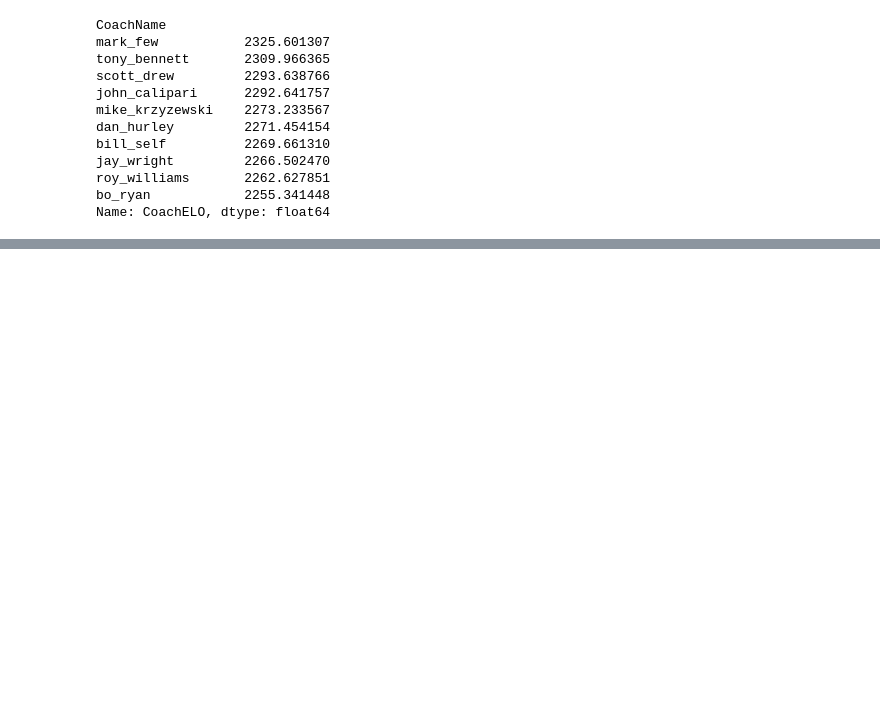
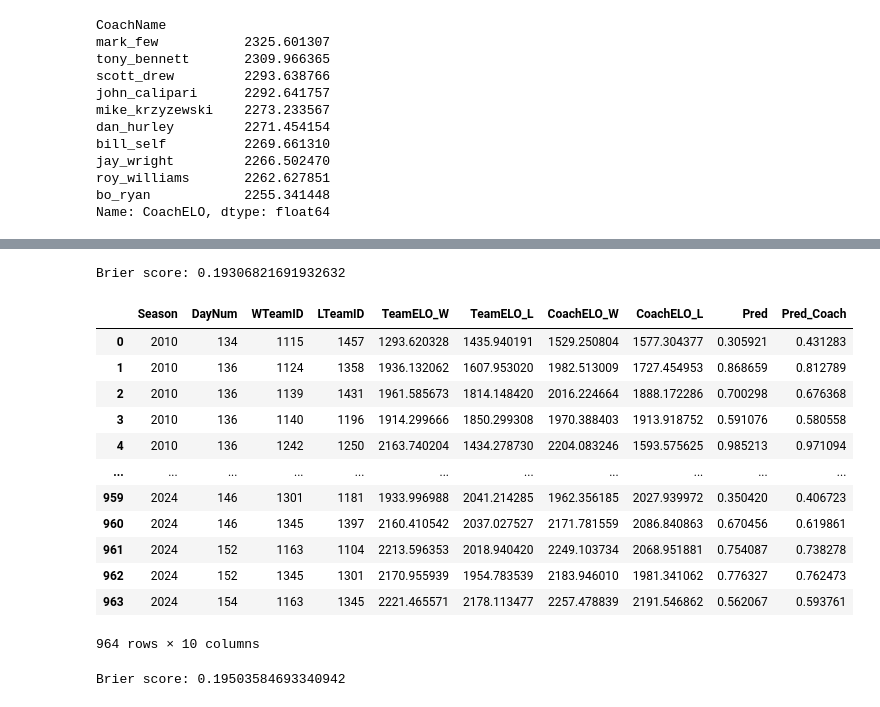
Before and after one commit to fantasy2fry/march-ml-madness-2025, a Jupyter notebook: src/fantasy2fry/elo_coach_team.ipynb, the cells around one changed output, grey strips where cells are left out. Cells and saved outputs as stored; diff of their text form; code cells hidden in the pictures; blank space fills up the shorter version.

Commit message:
final elo and descr add, first model only for elo

```diff
--- a/src/fantasy2fry/elo_coach_team.ipynb
+++ b/src/fantasy2fry/elo_coach_team.ipynb
@@ -301,3 +279,7 @@ elo_df
 674356 rows × 6 columns
 # %%
 elo_df.to_csv(folder+'elo.csv', index=False)
+# %%
+# take only tournaments from 2010 to 2024
+tournament = MenTournament[(MenTournament['Season'] >= 2010) & (MenTournament['Season'] <= 2024)]
+tournament
@@ -303,0 +300,6 @@ elo_df.to_csv(folder+'elo.csv', index=False)
+# %%
+# add elo here
+tournament = tournament.merge(elo_df, how='left', left_on=['Season', 'DayNum', 'WTeamID'], right_on=['Season', 'DayNum', 'TeamID'], suffixes=('_W', '_L')).merge(elo_df, how='left', left_on=['Season', 'DayNum', 'LTeamID'], right_on=['Season', 'DayNum', 'TeamID'], suffixes=('_W', '_L'))
+# take columns with TEAMIDs and ELOs
+tournament = tournament[['Season', 'DayNum', 'WTeamID', 'LTeamID', 'TeamELO_W', 'TeamELO_L', 'CoachELO_W', 'CoachELO_L']]
+tournament
@@ -303,0 +320,7 @@ elo_df.to_csv(folder+'elo.csv', index=False)
+# %%
+#predict probability of winning
+def predict_proba(A_elo, B_elo):
+    return 1 / (1 + 10 ** ((B_elo - A_elo) / 400))
+
+tournament['Pred'] = predict_proba(tournament['TeamELO_W'], tournament['TeamELO_L'])
+tournament
@@ -303,0 +341,28 @@ elo_df.to_csv(folder+'elo.csv', index=False)
+# %%
+brier_score = ((tournament['Pred']-1) ** 2).mean()
+print(f'Brier score: {brier_score}')
+# %% [output]
+Brier score: 0.19306821691932632
+# %%
+#elo for coaches
+tournament['Pred_Coach'] = predict_proba(tournament['CoachELO_W'], tournament['CoachELO_L'])
+tournament
+# %% [output]
+|  | Season | DayNum | WTeamID | LTeamID | TeamELO_W | TeamELO_L | CoachELO_W | CoachELO_L | Pred | Pred_Coach |
+| 0 | 2010 | 134 | 1115 | 1457 | 1293.620328 | 1435.940191 | 1529.250804 | 1577.304377 | 0.305921 | 0.431283 |
+| 1 | 2010 | 136 | 1124 | 1358 | 1936.132062 | 1607.953020 | 1982.513009 | 1727.454953 | 0.868659 | 0.812789 |
+| 2 | 2010 | 136 | 1139 | 1431 | 1961.585673 | 1814.148420 | 2016.224664 | 1888.172286 | 0.700298 | 0.676368 |
+| 3 | 2010 | 136 | 1140 | 1196 | 1914.299666 | 1850.299308 | 1970.388403 | 1913.918752 | 0.591076 | 0.580558 |
+| 4 | 2010 | 136 | 1242 | 1250 | 2163.740204 | 1434.278730 | 2204.083246 | 1593.575625 | 0.985213 | 0.971094 |
+| ... | ... | ... | ... | ... | ... | ... | ... | ... | ... | ... |
+| 959 | 2024 | 146 | 1301 | 1181 | 1933.996988 | 2041.214285 | 1962.356185 | 2027.939972 | 0.350420 | 0.406723 |
+| 960 | 2024 | 146 | 1345 | 1397 | 2160.410542 | 2037.027527 | 2171.781559 | 2086.840863 | 0.670456 | 0.619861 |
+| 961 | 2024 | 152 | 1163 | 1104 | 2213.596353 | 2018.940420 | 2249.103734 | 2068.951881 | 0.754087 | 0.738278 |
+| 962 | 2024 | 152 | 1345 | 1301 | 2170.955939 | 1954.783539 | 2183.946010 | 1981.341062 | 0.776327 | 0.762473 |
+| 963 | 2024 | 154 | 1163 | 1345 | 2221.465571 | 2178.113477 | 2257.478839 | 2191.546862 | 0.562067 | 0.593761 |
+964 rows × 10 columns
+# %%
+brier_score = ((tournament['Pred_Coach']-1) ** 2).mean()
+print(f'Brier score: {brier_score}')
+# %% [output]
+Brier score: 0.19503584693340942
```
Also changed, not shown: parts of 19 cells of this notebook, 5 other files.
